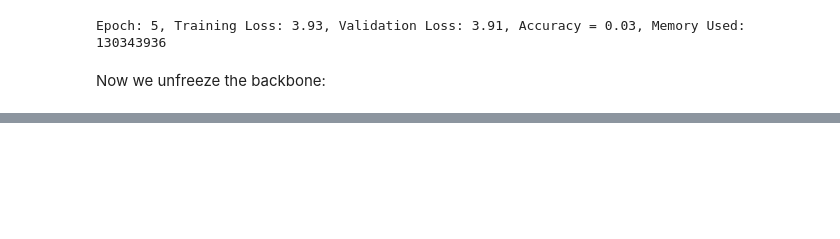
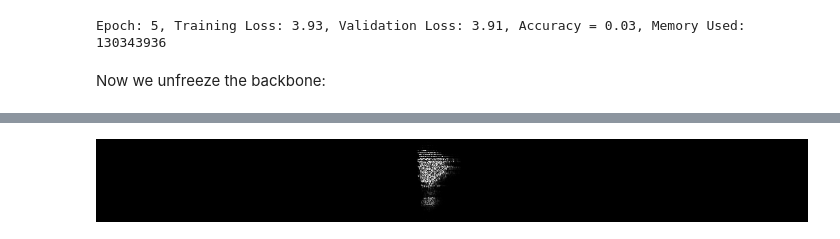
Before and after one commit to lenoqt/PyTorch, a Jupyter notebook: Book-1/Chapter 6 - Torchaudio.ipynb, the cells around one changed output, grey strips where cells are left out. Cells and saved outputs as stored; diff of their text form; code cells hidden in the pictures; blank space fills up the shorter version.

```diff
--- a/Book-1/Chapter 6 - Torchaudio.ipynb
+++ b/Book-1/Chapter 6 - Torchaudio.ipynb
@@ -606,0 +697,43 @@ Epoch: 2, Training Loss: 3.25, Validation Loss: 2.98, Accuracy = 0.44, Memory Us
+# %%
+import random
+class FrequencyMask:
+    """
+        Example:
+            >>> transforms.Compose([
+            >>>     transforms.ToTensor(),
+            >>>     FrequencyMask(max_width=10, use_mean=False)
+            >>> ])
+    """
+
+    def __init__(self, max_width, use_mean=True):
+        self.max_width = max_width
+        self.use_mean = use_mean
+
+    def __call__(self, tensor):
+        """
+        Args:
+            tensor (Tensor): Tensor image of
+            size (C,H,W) where the frequency
+            mask is to be applied.
+        Returns:
+            Tensor: Transformed image with Frequency Mask
+        """
+        start = random.randrange(0, tensor.shape[2])
+        end = start + random.randrange(1, self.max_width)
+        if self.use_mean:
+            tensor[:, start:end, :] = tensor.mean()
+        else:
+            tensor[:, start:end, :] = 0
+        return tensor
+
+    def __repr__(self):
+        format_string = self.__class__.__name__ + "(max_width="
+        format_string += str(self.max_width) + ")"
+        format_string += "use_mean=" + (str(self.use_mean) + ")")
+        return format_string
+# %%
+img = Image.open('ESC-50-master/audio/train/train90_1-100032-A-0.wav.png').convert('RGB')
+transforms.Compose([transforms.ToTensor(),FrequencyMask(max_width=10, use_mean=False),
+transforms.ToPILImage()])(img)
+# %% [output]
+[figure, added]
```
Also changed, not shown: parts of 17 cells of this notebook.
